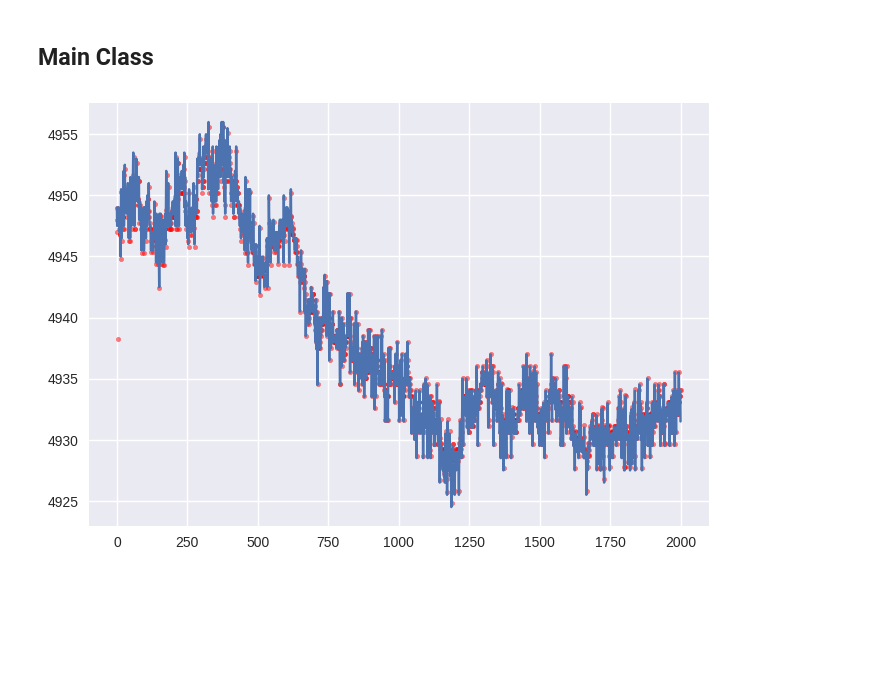
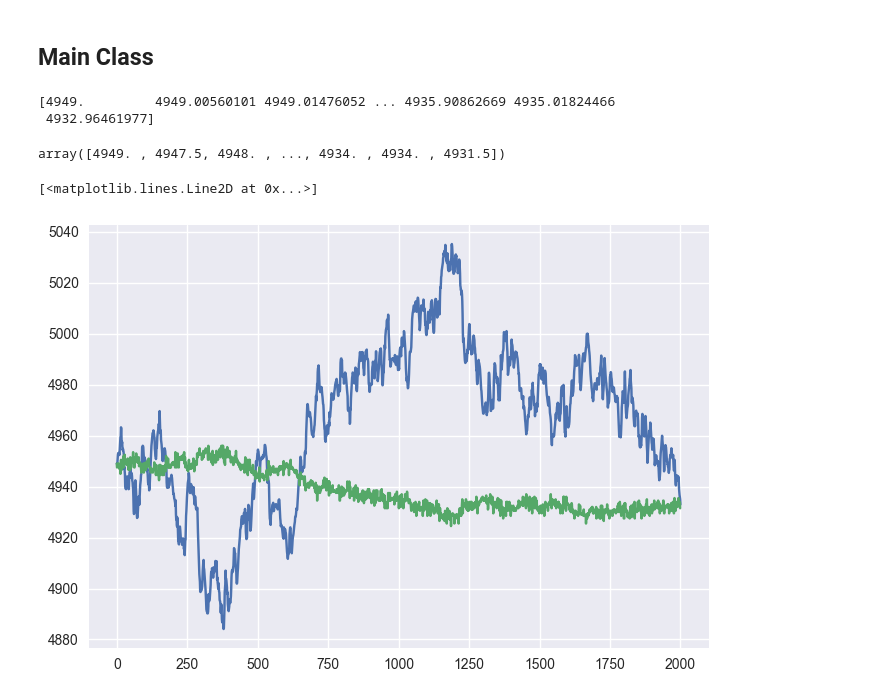
Before and after one commit to kzqiu/imc-2023, a Jupyter notebook: ARIMA/arima_visual.ipynb, the cells around one changed output. Saved outputs shown, nothing was run; the diff lists cells and outputs as text; code cells hidden in the pictures; blank space fills up the shorter version.

Commit message:
working on arima bugs

```diff
--- a/ARIMA/arima_visual.ipynb
+++ b/ARIMA/arima_visual.ipynb
@@ -81,25 +82,20 @@ def ma_process(eps, theta):
     return eps_q @ theta
 # %% [markdown]
 ## Differencing
-# %%
-def difference(x, d=1):
-    if d == 0:
-        return x
-    else:
-        x = np.r_[x[0], np.diff(x)]
-        return difference(x, d - 1)
-
-def undo_difference(x, d=1):
-    if d == 1:
-        return np.cumsum(x)
-    else:
-        x = np.cumsum(x)
-        return undo_difference(x, d - 1)
+# %%
+
+def difference(x, d=1):
+    return np.diff(x, d)
+
+def undo_difference(x, x_diff):
+    return np.concatenate(([x[0]], x_diff)).cumsum()
 # %% [markdown]
 ## Main Class
 # %%
 def least_squares(x, y):
-    return np.linalg.inv((x.T @ x)) @ (x.T @ y)
+    if np.linalg.det(x.T @ x) != 0:
+        return np.linalg.inv((x.T @ x)) @ (x.T @ y)
+    return np.linalg.pinv((x.T @ x)) @ (x.T @ y)
 
 class LinearModel:
     def __init__(self, fit_intercept=True):
@@ -232,11 +228,28 @@ class ARIMA(LinearModel):
             y[x.shape[0] + i] = super().predict(feat[None, :])
         return self.return_output(y)
 # %%
-m = ARIMA(1,0,3)
+m = ARIMA(1,0,5)
 df_prices = df['mid_price'].to_numpy()
-pred = m.fit_predict(df_prices)
-plt.plot(df_prices)
-plt.scatter(range(0,pred.size),pred, marker ="o", alpha=0.5, edgecolor ="red", c="red", s=10)
-plt.show()
+# print(df_prices[:-1])
+appended = np.concatenate(([df_prices[0]],df_prices[:-1]))
+x = difference(appended)
+pred = m.fit_predict(x)
+forec = m.forecast(pred,1)
+# plt.plot(df_prices)
+# plt.scatter(range(0,pred.size),pred, marker ="o", alpha=0.5, edgecolor ="red", c="red", s=10)
+# plt.show()
-# %% [output]
-[figure, removed]
+# %%
+print(undo_difference(appended, forec))
+# %% [output]
+[4949.         4949.00560101 4949.01476052 ... 4935.90862669 4935.01824466
+ 4932.96461977]
+# %%
+df_prices
+# %% [output]
+array([4949. , 4947.5, 4948. , ..., 4934. , 4934. , 4931.5])
+# %%
+plt.plot(undo_difference(np.concatenate(([df_prices[0]],df_prices[:-1])), forec))
+plt.plot(df_prices)
+# %% [output]
+[<matplotlib.lines.Line2D at 0x...>]
+[figure, added]
```
Also changed, not shown: parts of 4 cells of this notebook.
